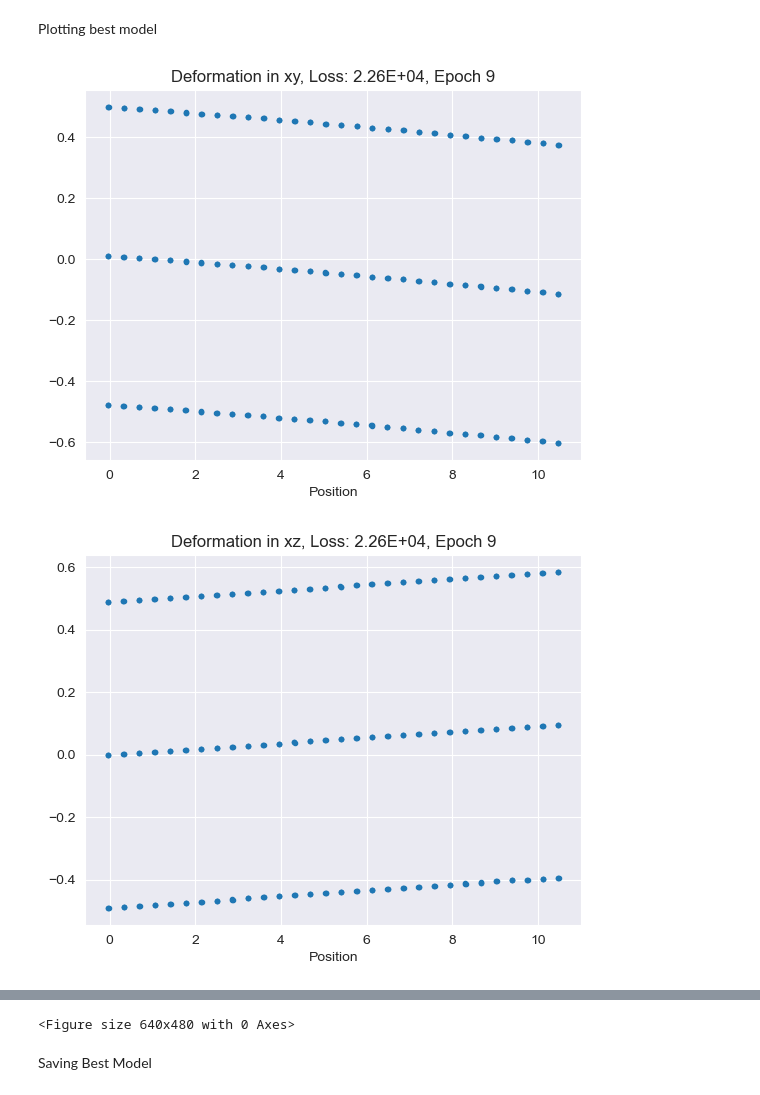
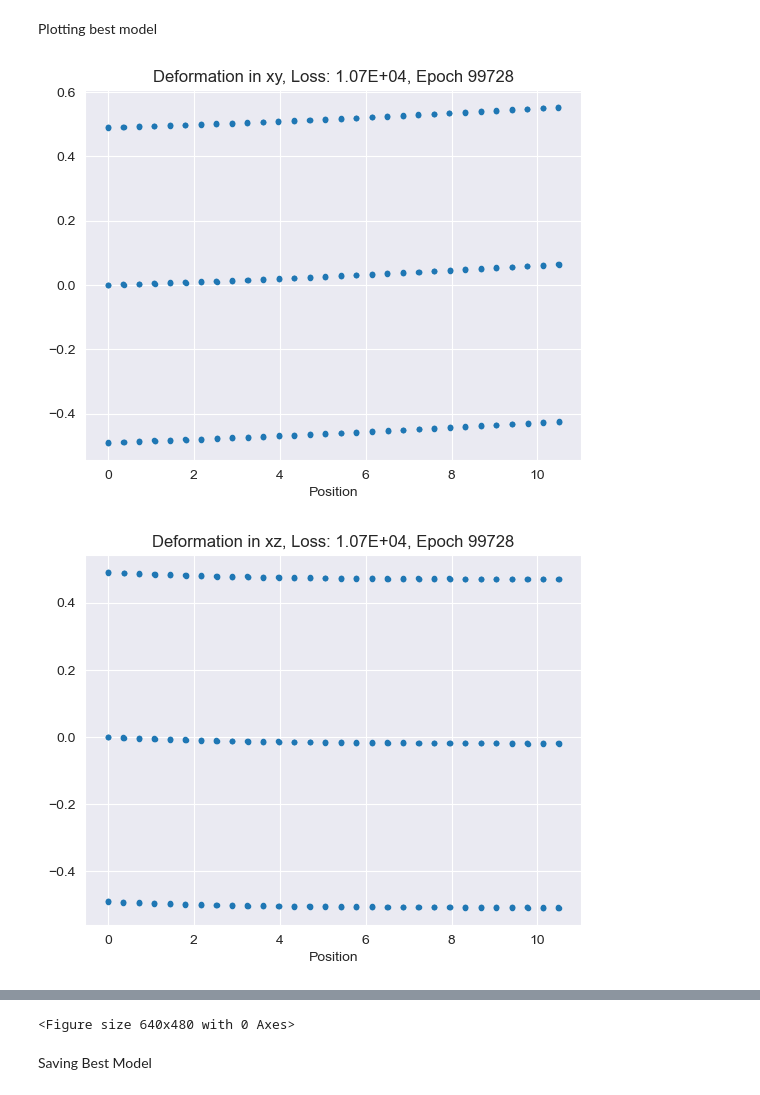
Before and after one commit to RoshenS/PINNs, a Jupyter notebook: 3D_Isotropic_Beam temp.ipynb, the cells around one changed output, grey strips where cells are left out. Drawn from its saved outputs; the diff is of its cells as text; code cells hidden in the pictures.

```diff
--- a/3D_Isotropic_Beam temp.ipynb
+++ b/3D_Isotropic_Beam temp.ipynb
@@ -402,8 +402,7 @@ def closure():
 Training the model
 # %%
 # train
-n_epochs = (0,500)
-w_update = 1
+n_epochs = (100000,0)
 epochs = 1
 prev_loss, prev_phy, prev_NBC, prev_DBC = list(),list(),list(),list()
 prev_div, prev_sigma, prev_disp, prev_sigmaS, prev_dispS, prev_divS = list(),list(),list(), [list(),list(),list(),list(),list()], [list(),list(),list()], [list(),list(),list()]
@@ -414,7 +413,7 @@ current_optim = "N"
 while (training):
     if (n_epochs[0]>0):
         # start with Adam optimizer or load state
-        if (current_optim != "A"): optim = Adam(model.parameters())
+        if (current_optim != "A"): optim = Adam(model.parameters(),lr=1e-4)
         current_optim = "A"
 
         for epoch in range(n_epochs[0]):
@@ -483,19 +494,19 @@ divide by zero encountered in log10
 # %% [markdown]
 Plotting best model
 # %%
-model.load_state_dict(best_model['model_state_dict'])
-optim.load_state_dict(best_model['optimizer_state_dict'])
-epoch = best_model['epoch']
-loss = best_model['loss']
+model.load_state_dict(best_model_adam['model_state_dict'])
+optim.load_state_dict(best_model_adam['optimizer_state_dict'])
+epoch = best_model_adam['epoch']
+loss = best_model_adam['loss']
 model.eval()
 
 plot_comp(0,1,'xy')
 plot_comp(0,2,'xz')
 plot_comp(1,2,'yz')
 
 print(prev_disp)
 print(prev_sigma)
 print(prev_div)
 # %% [output]
-[figure, old version]
+[figure, new version]
-[figure, old version]
+[figure, new version]
```
Also changed, not shown: parts of 4 cells of this notebook, 1 other file.
